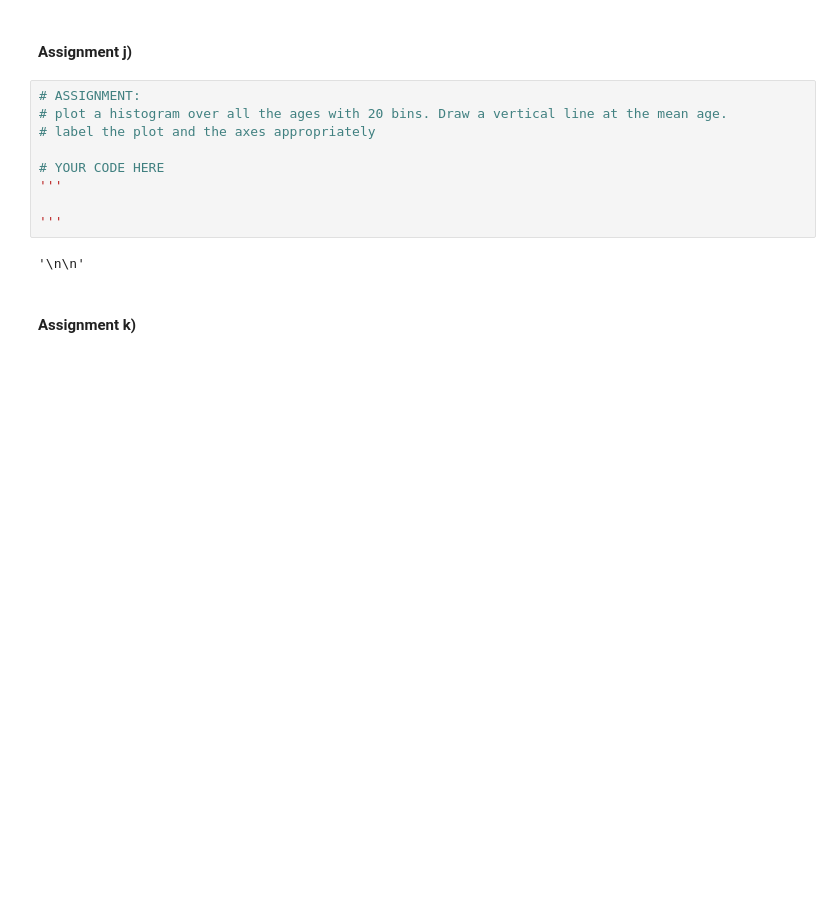
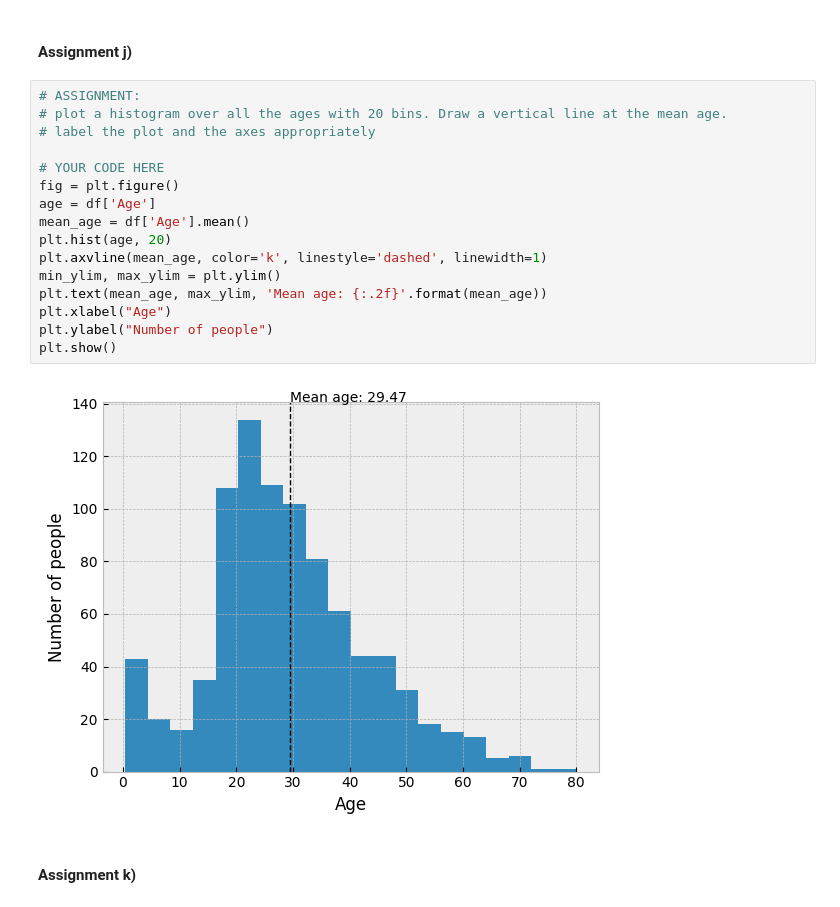
Before and after one commit to artyren/ml_assignments-, a Jupyter notebook: Assignments/Practical/PracticalNotebook2.ipynb, the cells around one changed output. Cells and saved outputs as stored; diff of their text form; blank space fills up the shorter version.

```diff
--- a/Assignments/Practical/PracticalNotebook2.ipynb
+++ b/Assignments/Practical/PracticalNotebook2.ipynb
@@ -482,14 +492,21 @@ As you can see, most of the people paid less than 150 for the ticket.
 # %%
 # ASSIGNMENT:
 # plot a histogram over all the ages with 20 bins. Draw a vertical line at the mean age.
 # label the plot and the axes appropriately
 
 # YOUR CODE HERE
-'''
-
-'''
+fig = plt.figure()
+age = df['Age']
+mean_age = df['Age'].mean()
+plt.hist(age, 20)
+plt.axvline(mean_age, color='k', linestyle='dashed', linewidth=1)
+min_ylim, max_ylim = plt.ylim()
+plt.text(mean_age, max_ylim, 'Mean age: {:.2f}'.format(mean_age))
+plt.xlabel("Age")
+plt.ylabel("Number of people")
+plt.show()
 # %% [output]
-'\n\n'
+[figure, added]
 # %% [markdown]
 #### Assignment k)
 # %% [markdown]
```
Also changed, not shown: parts of 4 cells of this notebook, 1 other file.
